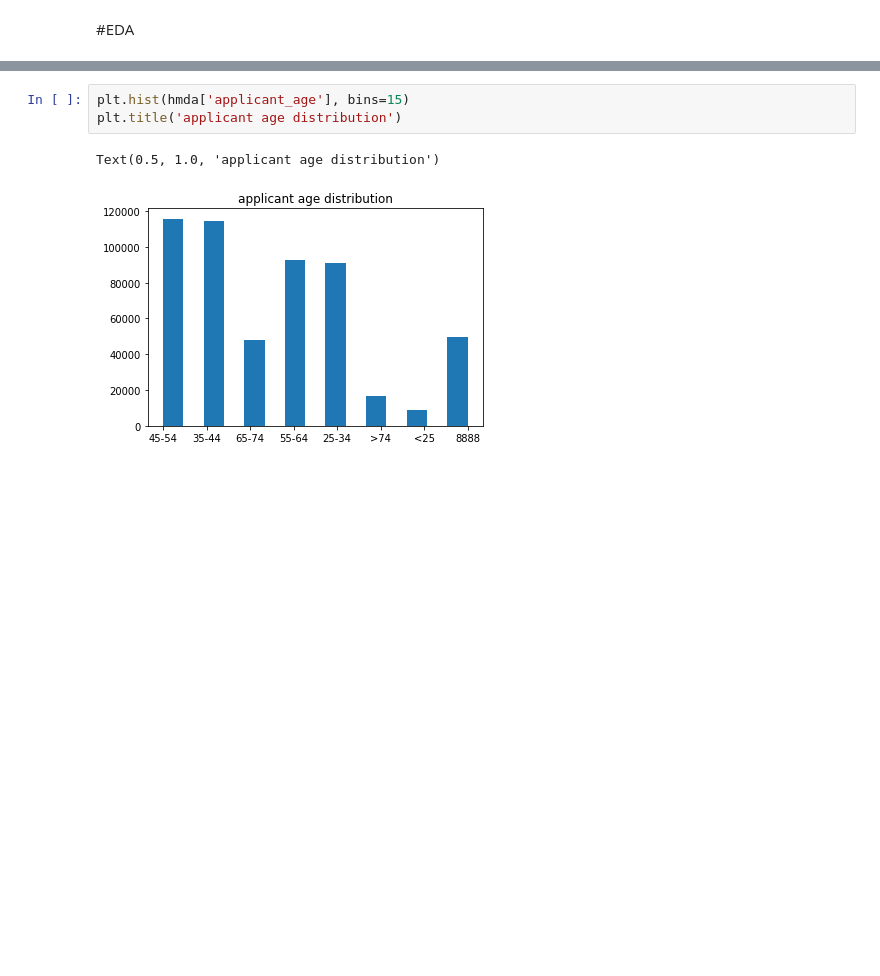
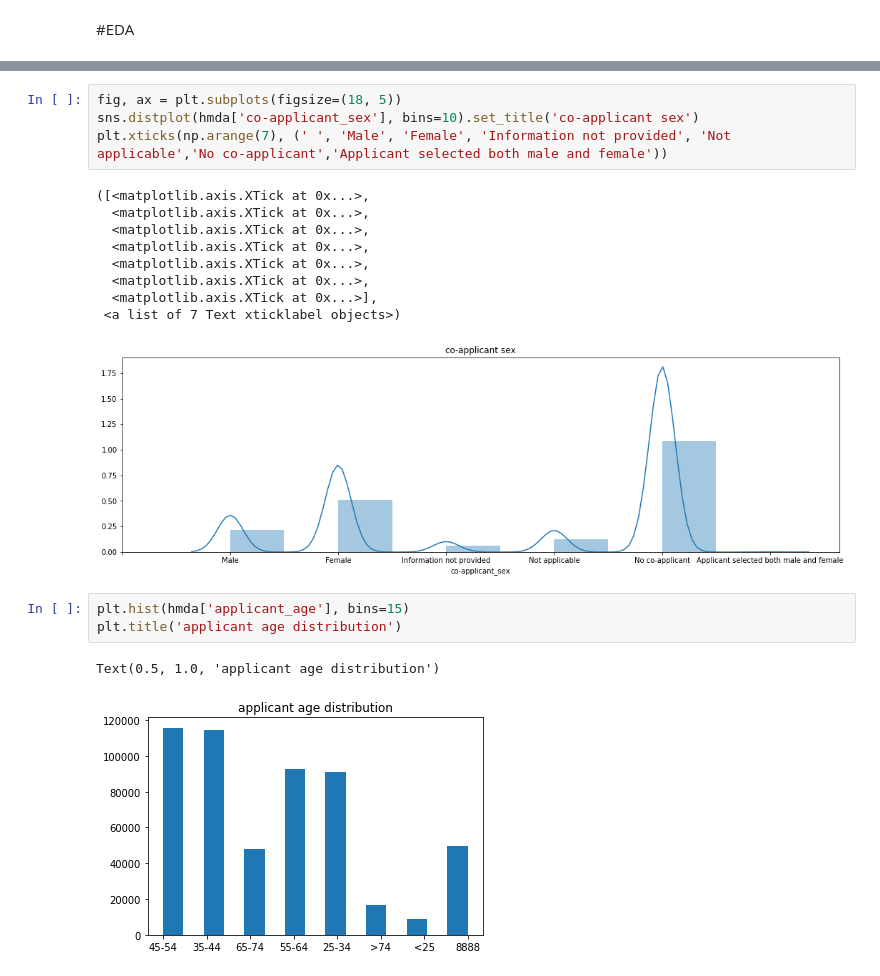
Before and after one commit to OracyC/Capstone-HMDA, a Jupyter notebook: EDA_HMDA.ipynb, the cells around one changed output, grey strips where cells are left out. Cells and saved outputs as stored; diff of their text form; blank space fills up the shorter version.

```diff
--- a/EDA_HMDA.ipynb
+++ b/EDA_HMDA.ipynb
@@ -77,3 +102,17 @@ Text(0.5, 1.0, 'co-applicant sex')
+# %%
+fig, ax = plt.subplots(figsize=(18, 5))
+sns.distplot(hmda['co-applicant_sex'], bins=10).set_title('co-applicant sex')
+plt.xticks(np.arange(7), (' ', 'Male', 'Female', 'Information not provided', 'Not applicable','No co-applicant','Applicant selected both male and female'))
+# %% [output]
+([<matplotlib.axis.XTick at 0x...>,
+  <matplotlib.axis.XTick at 0x...>,
+  <matplotlib.axis.XTick at 0x...>,
+  <matplotlib.axis.XTick at 0x...>,
+  <matplotlib.axis.XTick at 0x...>,
+  <matplotlib.axis.XTick at 0x...>,
+  <matplotlib.axis.XTick at 0x...>],
+ <a list of 7 Text xticklabel objects>)
+[figure, added]
 # %%
 plt.hist(hmda['applicant_age'], bins=15)
 plt.title('applicant age distribution')
```
Also changed, not shown: parts of 21 cells of this notebook.
